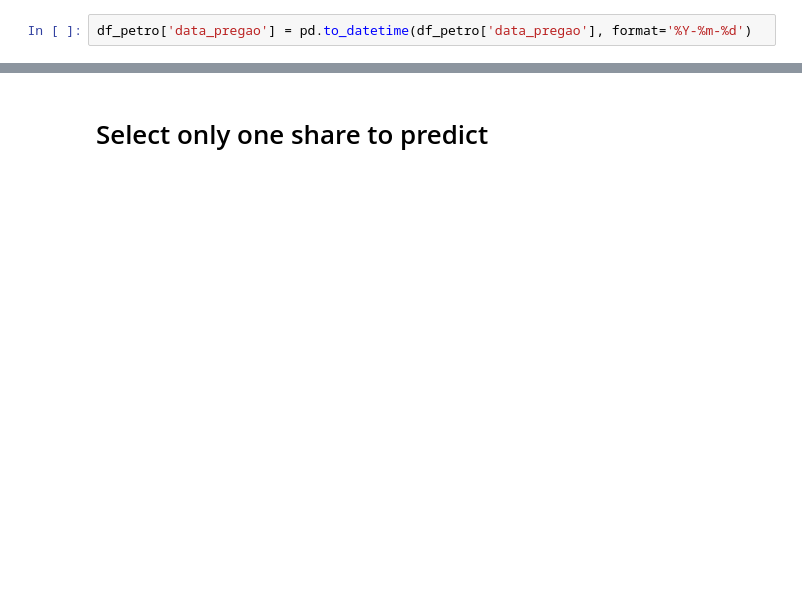
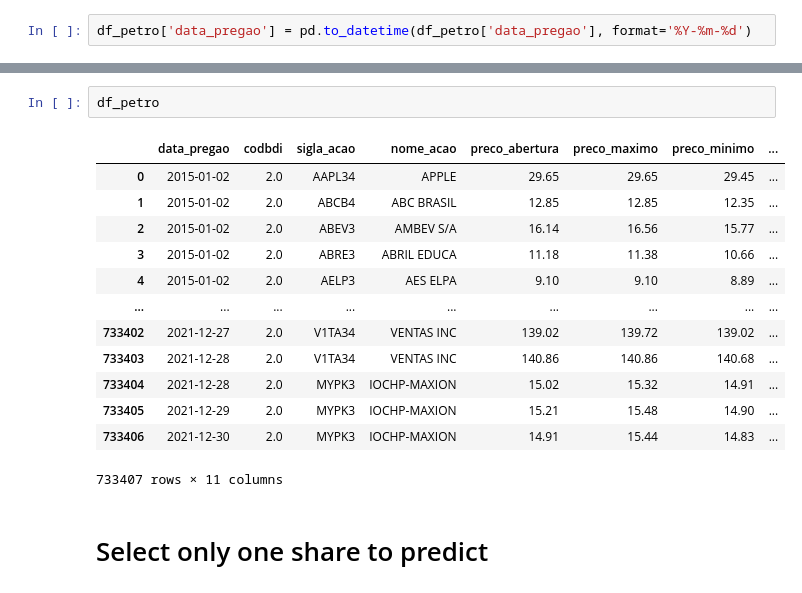
Before and after one commit to BrunoGeraldine/B3_predict_share_bmg, a Jupyter notebook: notebook/c04_b3_prediction_with_Keras_Tensorflow.ipynb, the cells around one changed output, grey strips where cells are left out. Saved outputs shown, nothing was run; the diff lists cells and outputs as text; blank space fills up the shorter version.

```diff
--- a/notebook/c04_b3_prediction_with_Keras_Tensorflow.ipynb
+++ b/notebook/c04_b3_prediction_with_Keras_Tensorflow.ipynb
@@ -84,4 +88,20 @@ volume_negocios              int64
 dtype: object
+# %%
+df_petro
+# %% [output]
+|  | data_pregao | codbdi | sigla_acao | nome_acao | preco_abertura | preco_maximo | preco_minimo | ... |
+| 0 | 2015-01-02 | 2.0 | AAPL34 | APPLE | 29.65 | 29.65 | 29.45 | ... |
+| 1 | 2015-01-02 | 2.0 | ABCB4 | ABC BRASIL | 12.85 | 12.85 | 12.35 | ... |
+| 2 | 2015-01-02 | 2.0 | ABEV3 | AMBEV S/A | 16.14 | 16.56 | 15.77 | ... |
+| 3 | 2015-01-02 | 2.0 | ABRE3 | ABRIL EDUCA | 11.18 | 11.38 | 10.66 | ... |
+| 4 | 2015-01-02 | 2.0 | AELP3 | AES ELPA | 9.10 | 9.10 | 8.89 | ... |
+| ... | ... | ... | ... | ... | ... | ... | ... | ... |
+| 733402 | 2021-12-27 | 2.0 | V1TA34 | VENTAS INC | 139.02 | 139.72 | 139.02 | ... |
+| 733403 | 2021-12-28 | 2.0 | V1TA34 | VENTAS INC | 140.86 | 140.86 | 140.68 | ... |
+| 733404 | 2021-12-28 | 2.0 | MYPK3 | IOCHP-MAXION | 15.02 | 15.32 | 14.91 | ... |
+| 733405 | 2021-12-29 | 2.0 | MYPK3 | IOCHP-MAXION | 15.21 | 15.48 | 14.90 | ... |
+| 733406 | 2021-12-30 | 2.0 | MYPK3 | IOCHP-MAXION | 14.91 | 15.44 | 14.83 | ... |
+733407 rows × 11 columns
 # %% [markdown]
 # Select only one share to predict
 # %%
```
Also changed, not shown: parts of 28 cells of this notebook.
